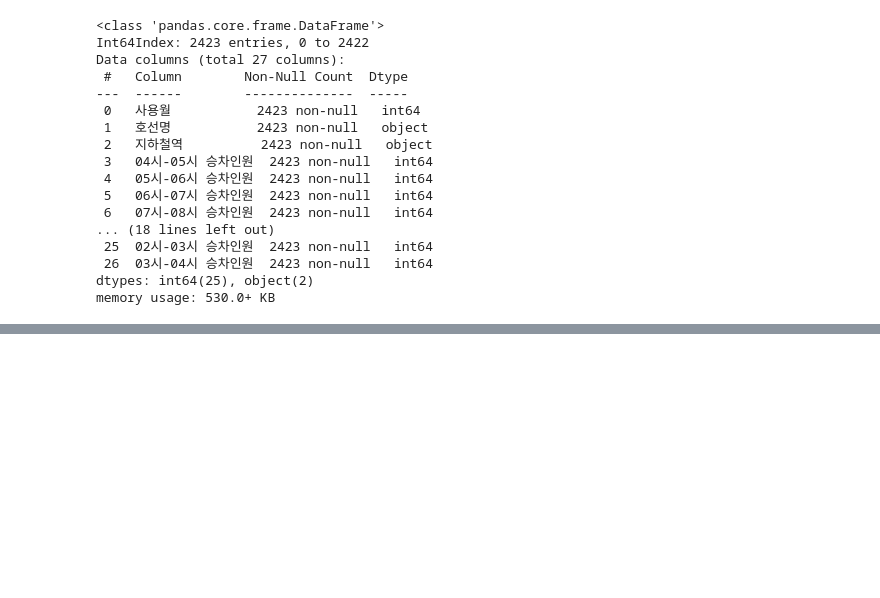
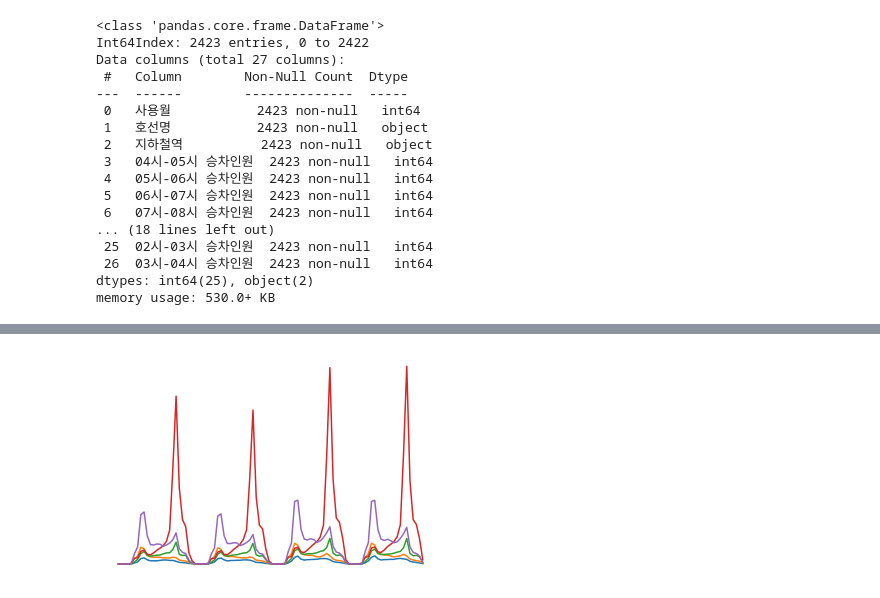
Before and after one commit to cwoong2park/UrbanDataTutorial, a Jupyter notebook: Final_Proj.ipynb, the cells around one changed output, grey strips where cells are left out. Drawn from its saved outputs; the diff is of its cells as text; code cells hidden in the pictures; blank space fills up the shorter version.

```diff
--- a/Final_Proj.ipynb
+++ b/Final_Proj.ipynb
@@ -52,10 +53,8 @@ Data columns (total 27 columns):
 dtypes: int64(25), object(2)
 memory usage: 530.0+ KB
 # %%
-#in_pivot = in_df.pivot(index = ['지하철역'], columns = '사용월' )
+# Create pivot table dataframe
 in_pivot = pd.pivot_table(in_df, index = ['지하철역', '사용월'])
-#print(in_pivot)
-test = in_pivot.stack()
-in_pivot_df = test.to_frame('influx')
-in_pivot_df.info()
+in_pivot_df = in_pivot.stack().to_frame('influx')
+in_pivot_df
 # %% [output]
@@ -115,0 +75,9 @@ Name: 가양, Length: 96, dtype: float64
+# %%
+# Reorganize multiindex of pivot table
+row_to_col = in_pivot_df.unstack(level = -3) # Move the outermost row index to column
+no_influx = row_to_col.droplevel(0, axis = 1) # Remove redundant column name "influx"
+no_influx.index = no_influx.index.set_levels(no_influx.index.levels[0].astype(str), level = 0 ) # Change date int type to str for merging
+no_influx.index = no_influx.index.map('_'.join) # Merge multi index into one index
+in_df_cols = no_influx
+print(in_df_cols)
+#in_df_cols = no_influx.droplevel(0) # Remove the innermost row index "사용월"
@@ -115,0 +102,8 @@ Name: 가양, Length: 96, dtype: float64
+# %%
+sample_cols = in_df_cols.iloc[:, :5]
+# %%
+plt.axis('off')
+plt.plot(sample_cols)
+plt.show()
+# %% [output]
+[figure, added]
```
Also changed, not shown: parts of 13 cells of this notebook.
